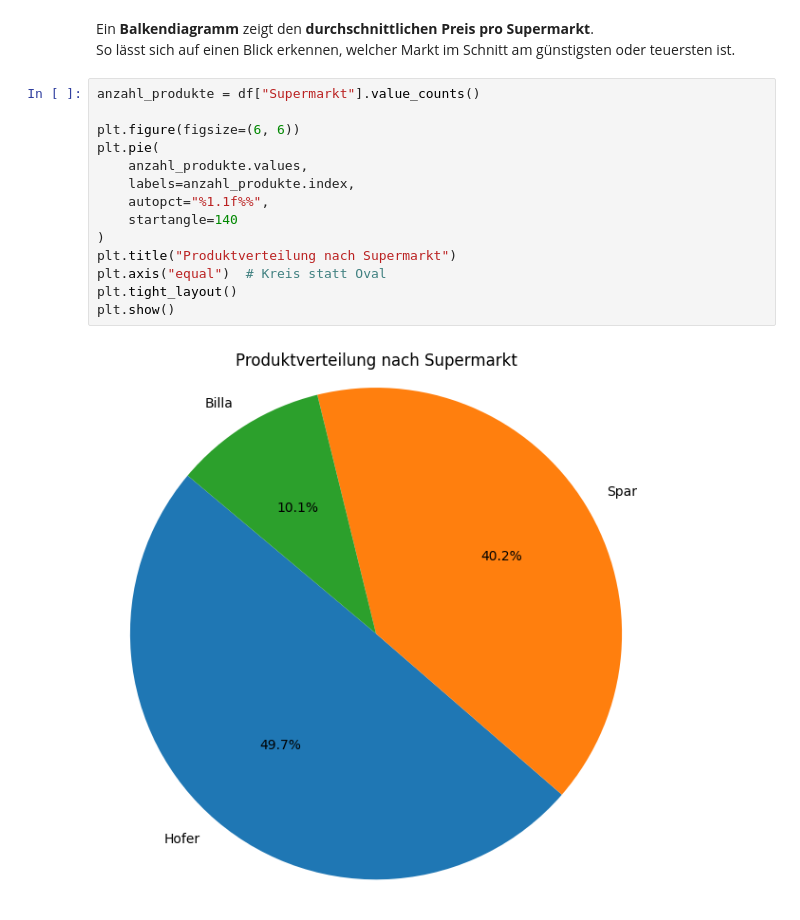
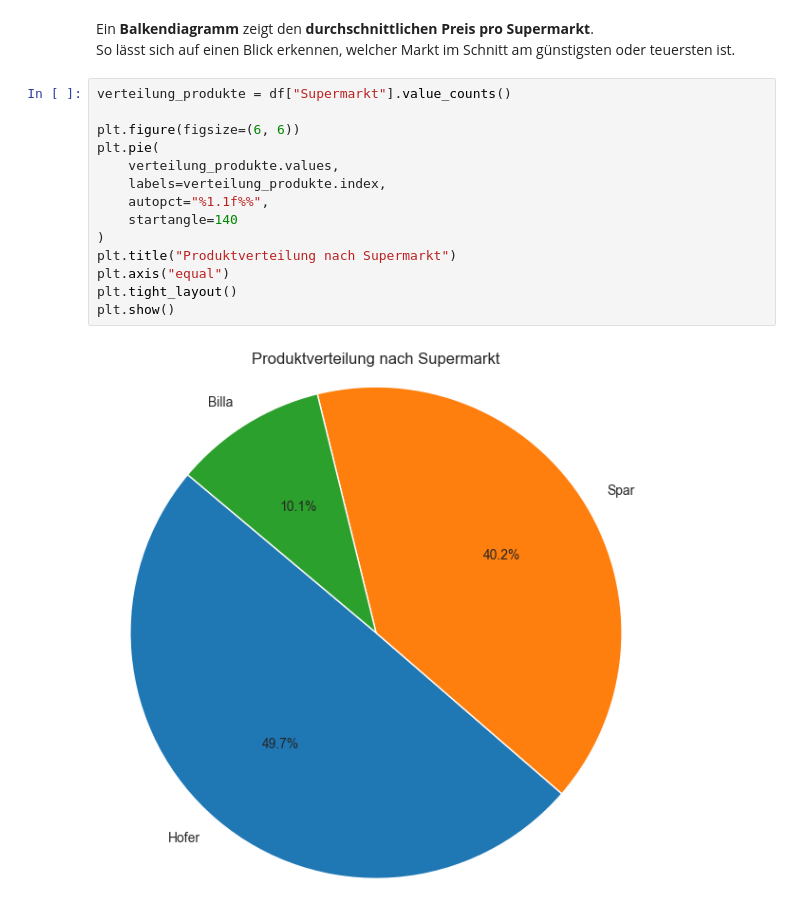
Before and after one commit to piy678/lebensmittelpreise-bigdata, a Jupyter notebook: notebooks/visualisierung.ipynb, the cells around one changed output. Saved outputs shown, nothing was run; the diff lists cells and outputs as text.

Commit message:
add final plot and few structure changes

```diff
--- a/notebooks/visualisierung.ipynb
+++ b/notebooks/visualisierung.ipynb
@@ -90,19 +93,19 @@ plt.show()
 Ein **Balkendiagramm** zeigt den **durchschnittlichen Preis pro Supermarkt**.
 So lässt sich auf einen Blick erkennen, welcher Markt im Schnitt am günstigsten oder teuersten ist.
 # %%
-anzahl_produkte = df["Supermarkt"].value_counts()
+verteilung_produkte = df["Supermarkt"].value_counts()
 
 plt.figure(figsize=(6, 6))
 plt.pie(
-    anzahl_produkte.values,
-    labels=anzahl_produkte.index,
+    verteilung_produkte.values,
+    labels=verteilung_produkte.index,
     autopct="%1.1f%%",
     startangle=140
 )
 plt.title("Produktverteilung nach Supermarkt")
-plt.axis("equal")  # Kreis statt Oval
+plt.axis("equal")
 plt.tight_layout()
 plt.show()
 # %% [output]
-[figure, old version]
+[figure, new version]
 # %% [markdown]
```
Also changed, not shown: parts of 14 cells of this notebook.
